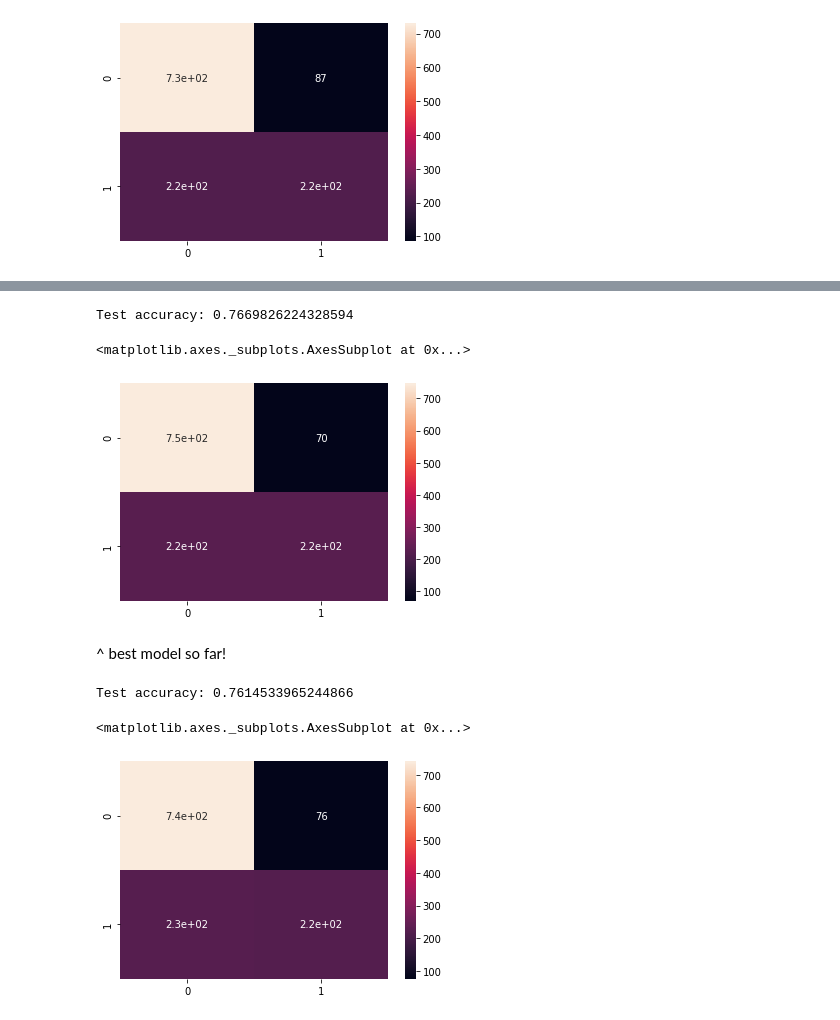
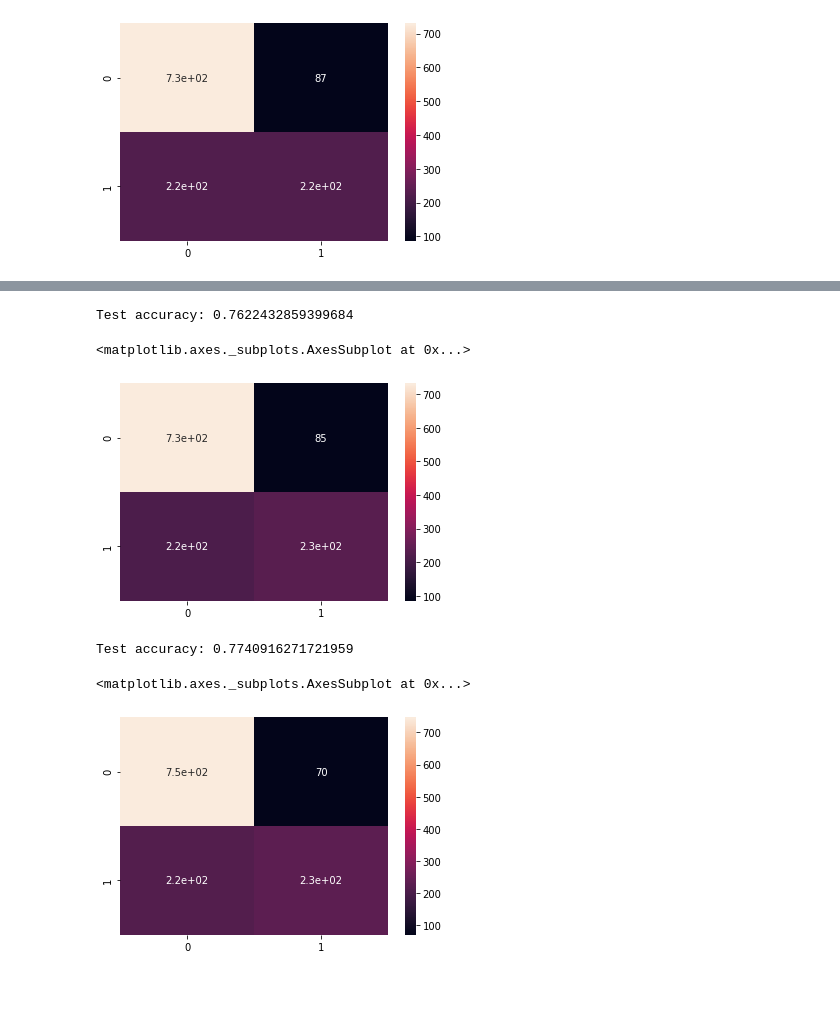
Before and after one commit to sshetkar3858/EE461P_Final_Project_Fake_News_Classifier, a Jupyter notebook: liar/catboost_exploration.ipynb, the cells around one changed output, grey strips where cells are left out. Drawn from its saved outputs; the diff is of its cells as text; code cells hidden in the pictures; blank space fills up the shorter version.

Commit message:
tried combining the count features for binary classification and tried ensembling after -> 77.4% model on test

```diff
--- a/liar/catboost_exploration.ipynb
+++ b/liar/catboost_exploration.ipynb
@@ -1724,0 +1864,15 @@ Test accuracy: 0.7543443917851501
+# %%
+cat_features = []
+text_features = []
+
+out17_1 = run_catboost_no_eval(X_train_1, y_train, X_test_1, y_test, cat_features, text_features)
+model_1, y_test_preds_1 = out17_1
+# %%
+cat_features = ['subjects', 'speaker', 'party_affiliation']
+text_features = ['statement', 'context']
+
+out17_2 = run_catboost_no_eval(X_train_2, y_train, X_test_2, y_test, cat_features, text_features)
+model_2, y_test_preds_2 = out17_2
+# %%
+y_preds_prob_1 = model_1.predict_proba(X_test_1)
+y_preds_prob_2 = model_2.predict_proba(X_test_2)
@@ -1735,22 +1899,20 @@ Test accuracy: 0.7598736176935229
 # %%
-final_preds = create_weighted_average(0.5, 1, y_preds_prob_1, y_preds_prob_2) # w1 is ratio of accuracies of the two models
+final_preds = create_weighted_average(65.56/75.5, 1, y_preds_prob_1, y_preds_prob_2) # w1 is ratio of accuracies of the two models
 test_acc_score = accuracy_score(y_test, final_preds)
 print(f'Test accuracy: {test_acc_score}')
 mat = confusion_matrix(y_test, final_preds)
 sns.heatmap(mat, annot=True)
 # %% [output]
-Test accuracy: 0.7669826224328594
+Test accuracy: 0.7622432859399684
 <matplotlib.axes._subplots.AxesSubplot at 0x...>
-[figure, old version]
+[figure, new version]
-# %% [markdown]
-^ best model so far!
 # %%
-final_preds = create_weighted_average(0.6, 1, y_preds_prob_1, y_preds_prob_2) # w1 is ratio of accuracies of the two models
+final_preds = create_weighted_average(0.12, 1, y_preds_prob_1, y_preds_prob_2)
 test_acc_score = accuracy_score(y_test, final_preds)
 print(f'Test accuracy: {test_acc_score}')
 mat = confusion_matrix(y_test, final_preds)
 sns.heatmap(mat, annot=True)
 # %% [output]
-Test accuracy: 0.7614533965244866
+Test accuracy: 0.7740916271721959
 <matplotlib.axes._subplots.AxesSubplot at 0x...>
 [figure]
```
Also changed, not shown: parts of 21 cells of this notebook.
